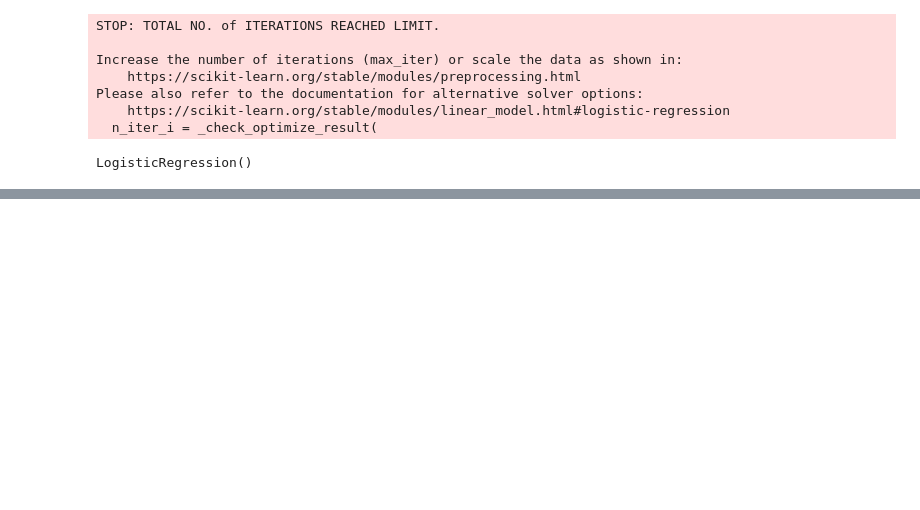
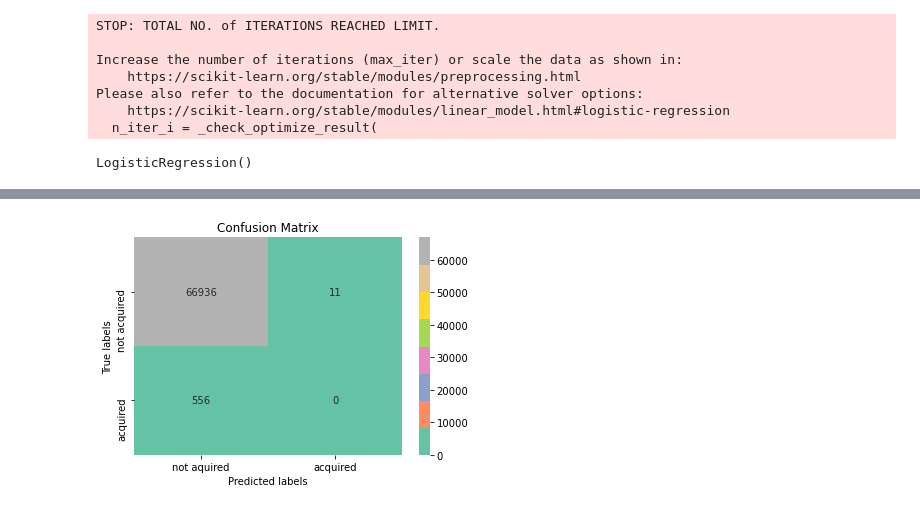
Before and after one commit to sheetalrprasad/Financial-Incident-Analysis, a Jupyter notebook: Finance Project.ipynb, the cells around one changed output, grey strips where cells are left out. Saved outputs shown, nothing was run; the diff lists cells and outputs as text; code cells hidden in the pictures; blank space fills up the shorter version.

```diff
--- a/Finance Project.ipynb
+++ b/Finance Project.ipynb
@@ -206,0 +287,12 @@ print("Accuracy:",metrics.accuracy_score(y_test, y_pred))
+# %%
+ax= plt.subplot()
+
+# annot=True to annotate cells, ftm='g' to disable scientific notation
+sns.heatmap(cm_lr, annot=True, fmt='g', ax=ax, cmap='Set2');
+
+# labels, title and ticks
+ax.set_xlabel('Predicted labels');ax.set_ylabel('True labels');
+ax.set_title('Confusion Matrix');
+ax.xaxis.set_ticklabels(['not aquired', 'acquired']); ax.yaxis.set_ticklabels(['not acquired', 'acquired']);
+# %% [output]
+[figure, added]
```
Also changed, not shown: parts of 28 cells of this notebook.
